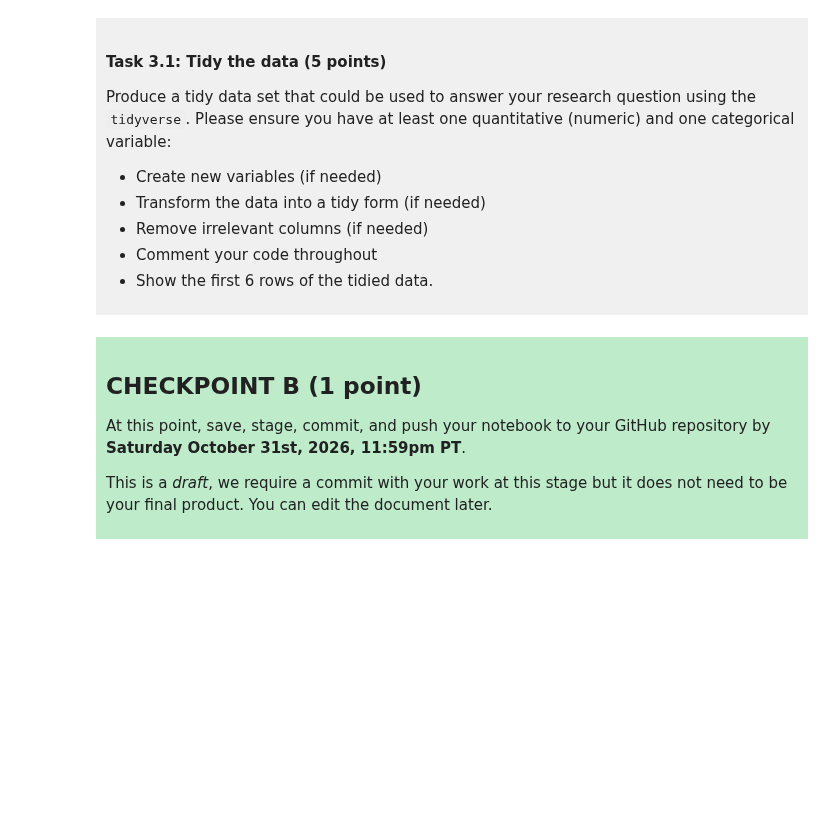
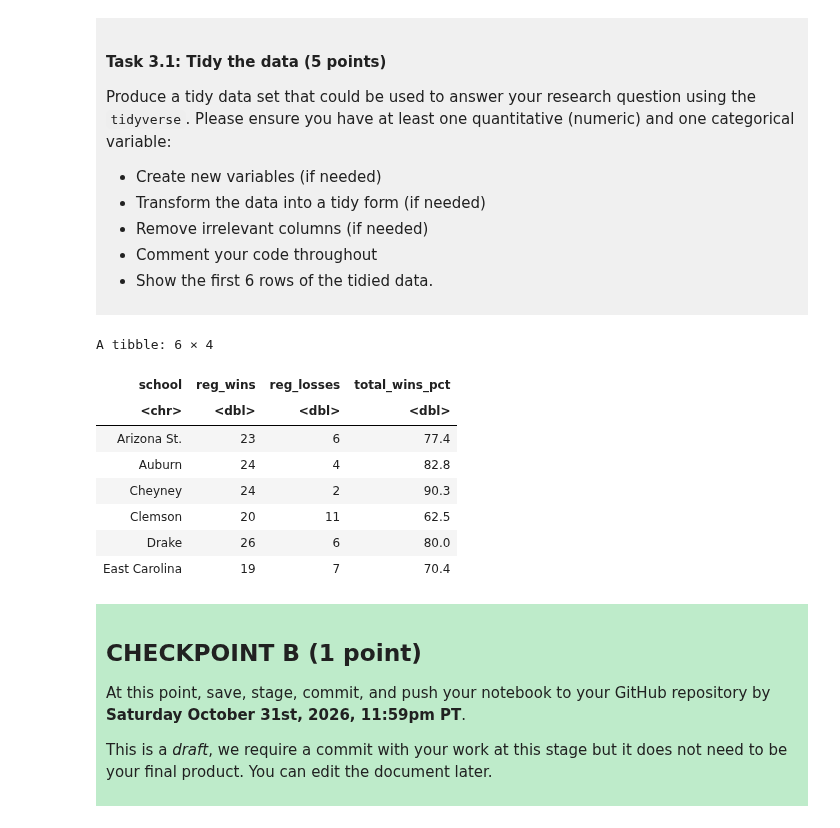
Before and after one commit to liujiayan1234-create/dsci-100-project-Joanna-Liu, a Jupyter notebook: dsci-100-project-notebook.ipynb, the cells around one changed output. Cells and saved outputs as stored; diff of their text form; code cells hidden in the pictures; blank space fills up the shorter version.

```diff
--- a/dsci-100-project-notebook.ipynb
+++ b/dsci-100-project-notebook.ipynb
@@ -210,6 +210,20 @@ Produce a tidy data set that could be used to answer your research question usin
 </div>
 # %%
 library(tidyverse)
+women_basketball_tidy<-women_basketball |>
+select(school, reg_wins, reg_losses, total_wins_pct) |> #select variables
+filter(!is.na(reg_wins), !is.na(reg_losses), !is.na(total_wins_pct)) #remove the rows with missing values
+head(women_basketball_tidy) #show the first 6 rows of the tidied data
+# %% [output]
+A tibble: 6 × 4
+| school | reg_wins | reg_losses | total_wins_pct |
+| <chr> | <dbl> | <dbl> | <dbl> |
+| Arizona St. | 23 | 6 | 77.4 |
+| Auburn | 24 | 4 | 82.8 |
+| Cheyney | 24 | 2 | 90.3 |
+| Clemson | 20 | 11 | 62.5 |
+| Drake | 26 | 6 | 80.0 |
+| East Carolina | 19 | 7 | 70.4 |
 # %% [markdown]
 <div style="background-color: #beebca; padding: 10px;">
 
```
Also changed, not shown: parts of 1 cell of this notebook.
